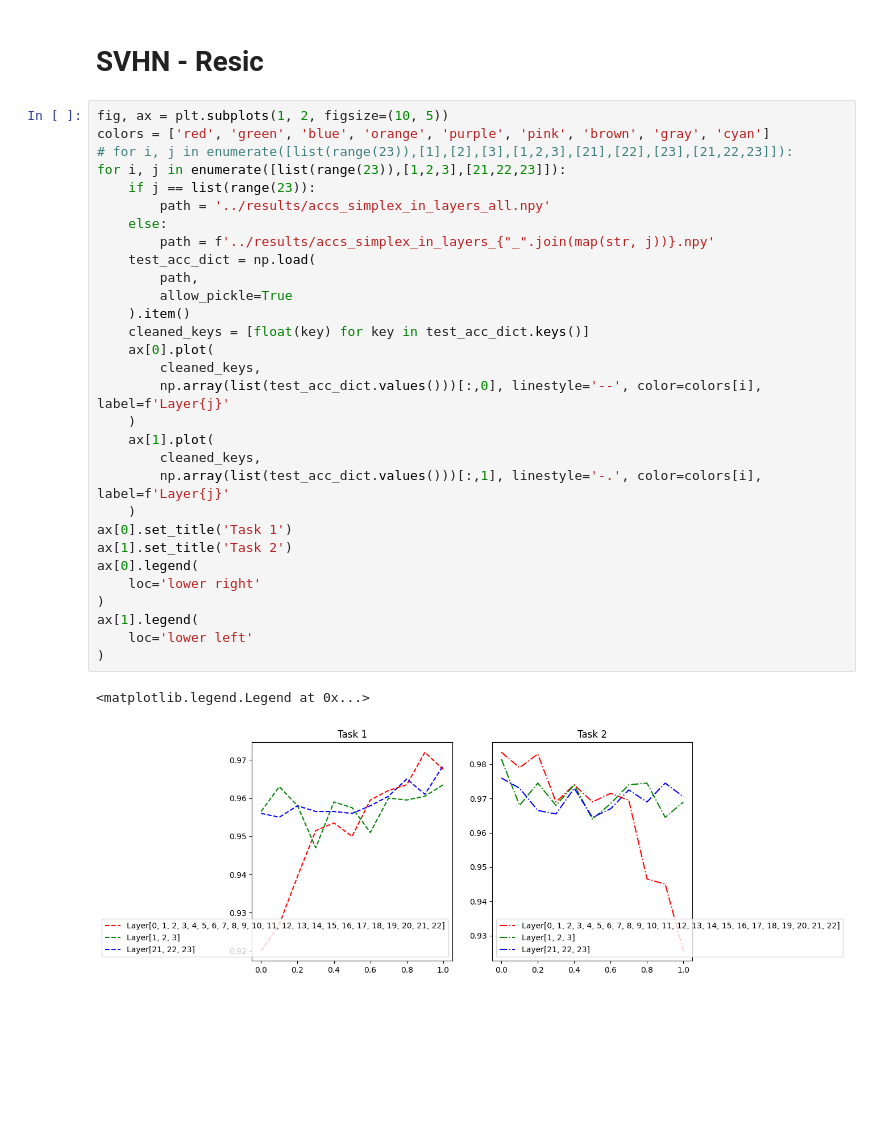
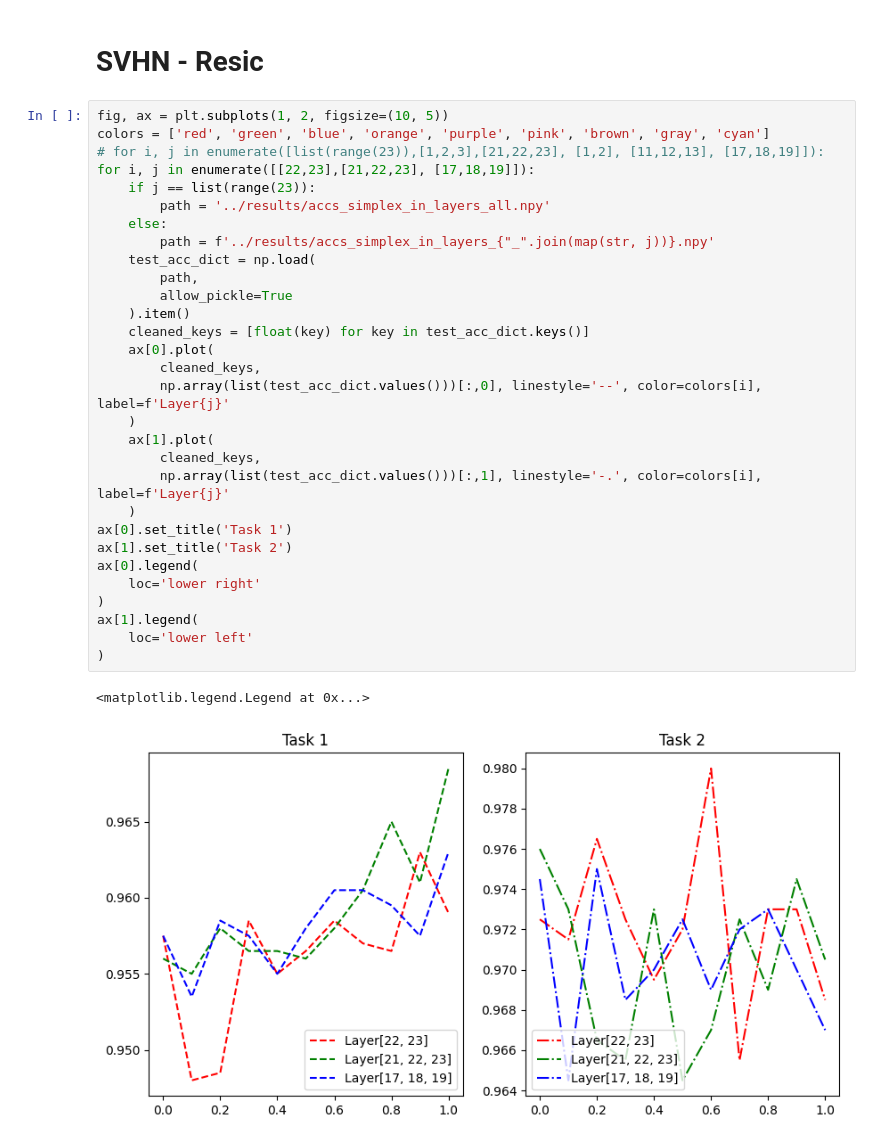
Before and after one commit to dennis-grinwald/task_vectors, a Jupyter notebook: analysis/accs.ipynb, the cells around one changed output. Drawn from its saved outputs; the diff is of its cells as text; blank space fills up the shorter version.

```diff
--- a/analysis/accs.ipynb
+++ b/analysis/accs.ipynb
@@ -6,33 +6,33 @@ import matplotlib.pyplot as plt
 # %%
 fig, ax = plt.subplots(1, 2, figsize=(10, 5))
 colors = ['red', 'green', 'blue', 'orange', 'purple', 'pink', 'brown', 'gray', 'cyan']
-# for i, j in enumerate([list(range(23)),[1],[2],[3],[1,2,3],[21],[22],[23],[21,22,23]]):
-for i, j in enumerate([list(range(23)),[1,2,3],[21,22,23]]):
+# for i, j in enumerate([list(range(23)),[1,2,3],[21,22,23], [1,2], [11,12,13], [17,18,19]]):
+for i, j in enumerate([[22,23],[21,22,23], [17,18,19]]):
     if j == list(range(23)):
         path = '../results/accs_simplex_in_layers_all.npy'
     else:
         path = f'../results/accs_simplex_in_layers_{"_".join(map(str, j))}.npy'
     test_acc_dict = np.load(
         path,
         allow_pickle=True
     ).item()
     cleaned_keys = [float(key) for key in test_acc_dict.keys()]
     ax[0].plot(
         cleaned_keys,
         np.array(list(test_acc_dict.values()))[:,0], linestyle='--', color=colors[i], label=f'Layer{j}'
     )
     ax[1].plot(
         cleaned_keys,
         np.array(list(test_acc_dict.values()))[:,1], linestyle='-.', color=colors[i], label=f'Layer{j}'
     )
 ax[0].set_title('Task 1')
 ax[1].set_title('Task 2')
 ax[0].legend(
     loc='lower right'
 )
 ax[1].legend(
     loc='lower left'
 )
 # %% [output]
 <matplotlib.legend.Legend at 0x...>
-[figure, old version]
+[figure, new version]
```
Also changed, not shown: 1 other file.
